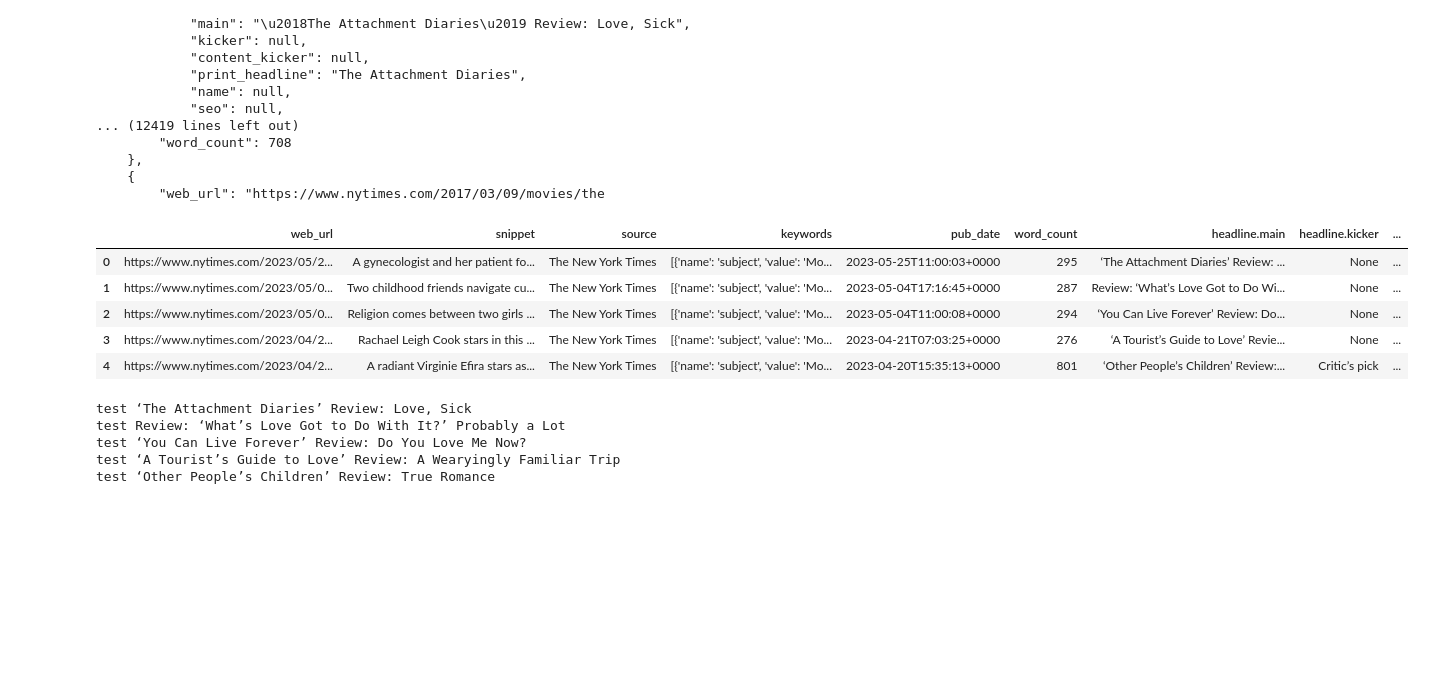
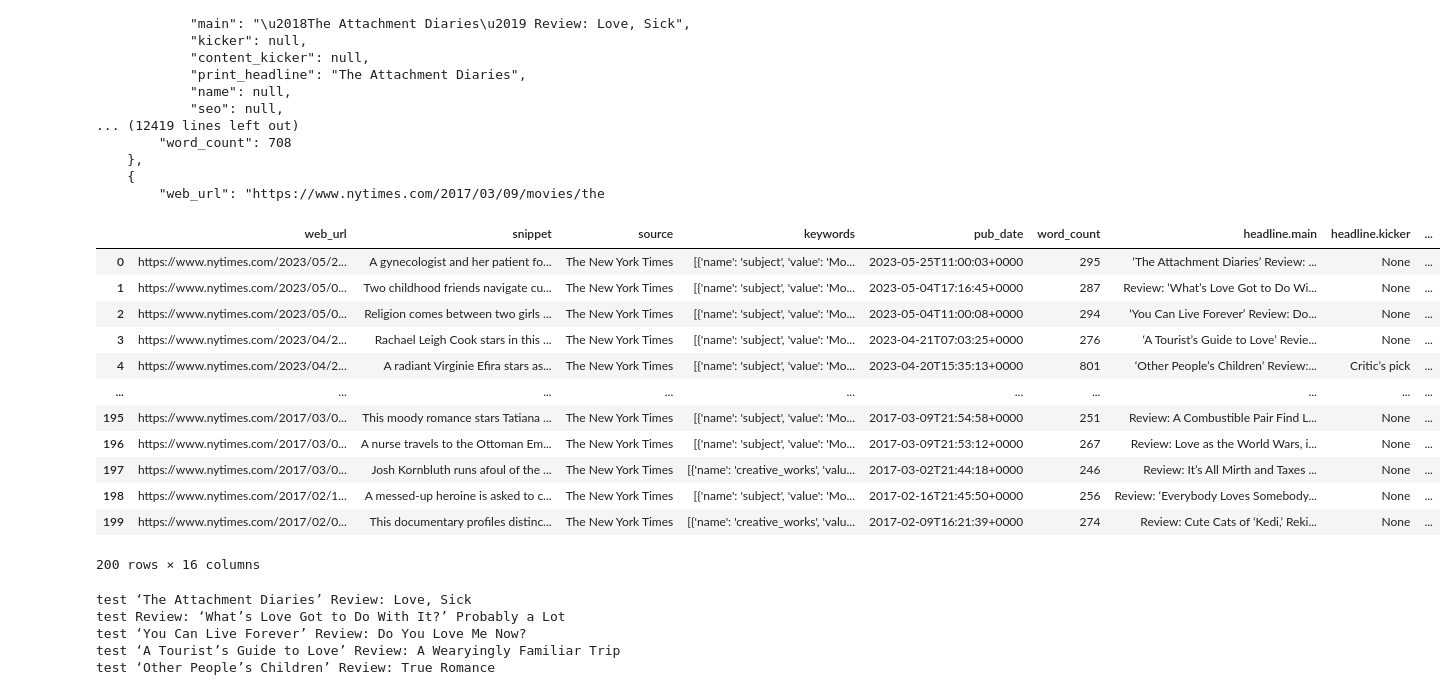
Before and after one commit to azcafriz13/data-sourcing-challenge, a Jupyter notebook: retrieve_movie_data.ipynb, the cells around one changed output. Cells and saved outputs as stored; diff of their text form; code cells hidden in the pictures; blank space fills up the shorter version.

```diff
--- a/retrieve_movie_data.ipynb
+++ b/retrieve_movie_data.ipynb
@@ -42,6 +42,7 @@ query_url = f"{url}api-key={nyt_api_key}&begin_date={begin_date}&end_date={end_d
 reviews_list = []
 # loop through pages 0-19
 # API results show 10 articles at a time
+page = 0
 for page in range(0, 20):
     query_url = f"{url}api-key={nyt_api_key}&begin_date={begin_date}&end_date={end_date}&fq={filter_query}&fl={field_list}&sort={sort}"
     # create query with page number
@@ -107,14 +108,22 @@ print(json.dumps(reviews_list, indent=4))
 # %%
 # Convert reviews_list to a Pandas DataFrame using json_normalize()
 reviews_df = pd.json_normalize(reviews_list)
-reviews_df.head()
+# reviews_df.head()  REMOVE LATER
+reviews_df
 # %% [output]
 |  | web_url | snippet | source | keywords | pub_date | word_count | headline.main | headline.kicker | ... |
 | 0 | https://www.nytimes.com/2023/05/2... | A gynecologist and her patient fo... | The New York Times | [{'name': 'subject', 'value': 'Mo... | 2023-05-25T11:00:03+0000 | 295 | ‘The Attachment Diaries’ Review: ... | None | ... |
 | 1 | https://www.nytimes.com/2023/05/0... | Two childhood friends navigate cu... | The New York Times | [{'name': 'subject', 'value': 'Mo... | 2023-05-04T17:16:45+0000 | 287 | Review: ‘What’s Love Got to Do Wi... | None | ... |
 | 2 | https://www.nytimes.com/2023/05/0... | Religion comes between two girls ... | The New York Times | [{'name': 'subject', 'value': 'Mo... | 2023-05-04T11:00:08+0000 | 294 | ‘You Can Live Forever’ Review: Do... | None | ... |
 | 3 | https://www.nytimes.com/2023/04/2... | Rachael Leigh Cook stars in this ... | The New York Times | [{'name': 'subject', 'value': 'Mo... | 2023-04-21T07:03:25+0000 | 276 | ‘A Tourist’s Guide to Love’ Revie... | None | ... |
 | 4 | https://www.nytimes.com/2023/04/2... | A radiant Virginie Efira stars as... | The New York Times | [{'name': 'subject', 'value': 'Mo... | 2023-04-20T15:35:13+0000 | 801 | ‘Other People’s Children’ Review:... | Critic’s pick | ... |
+| ... | ... | ... | ... | ... | ... | ... | ... | ... | ... |
+| 195 | https://www.nytimes.com/2017/03/0... | This moody romance stars Tatiana ... | The New York Times | [{'name': 'subject', 'value': 'Mo... | 2017-03-09T21:54:58+0000 | 251 | Review: A Combustible Pair Find L... | None | ... |
+| 196 | https://www.nytimes.com/2017/03/0... | A nurse travels to the Ottoman Em... | The New York Times | [{'name': 'subject', 'value': 'Mo... | 2017-03-09T21:53:12+0000 | 267 | Review: Love as the World Wars, i... | None | ... |
+| 197 | https://www.nytimes.com/2017/03/0... | Josh Kornbluth runs afoul of the ... | The New York Times | [{'name': 'creative_works', 'valu... | 2017-03-02T21:44:18+0000 | 246 | Review: It’s All Mirth and Taxes ... | None | ... |
+| 198 | https://www.nytimes.com/2017/02/1... | A messed-up heroine is asked to c... | The New York Times | [{'name': 'subject', 'value': 'Mo... | 2017-02-16T21:45:50+0000 | 256 | Review: ‘Everybody Loves Somebody... | None | ... |
+| 199 | https://www.nytimes.com/2017/02/0... | This documentary profiles distinc... | The New York Times | [{'name': 'creative_works', 'valu... | 2017-02-09T16:21:39+0000 | 274 | Review: Cute Cats of ‘Kedi,’ Reki... | None | ... |
+200 rows × 16 columns
 # %%
 # Student Test: Not part of assignment. try to print samples of headline.main
 # print(reviews_df("headline_main",[0])
```
Also changed, not shown: parts of 3 cells of this notebook, 1 other file.
